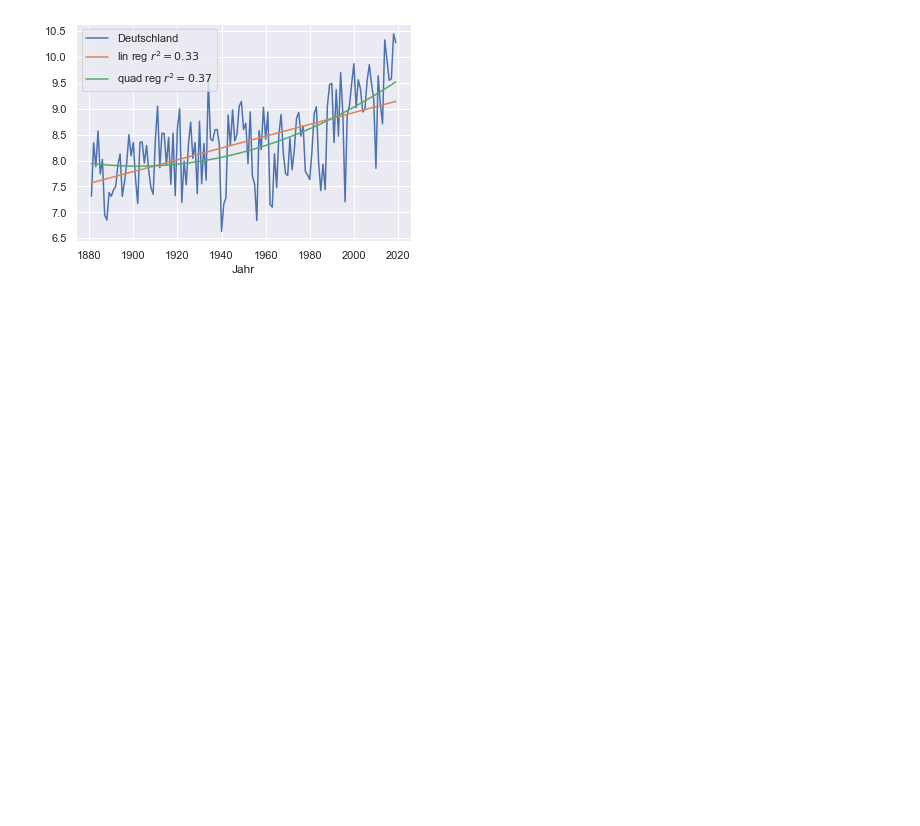
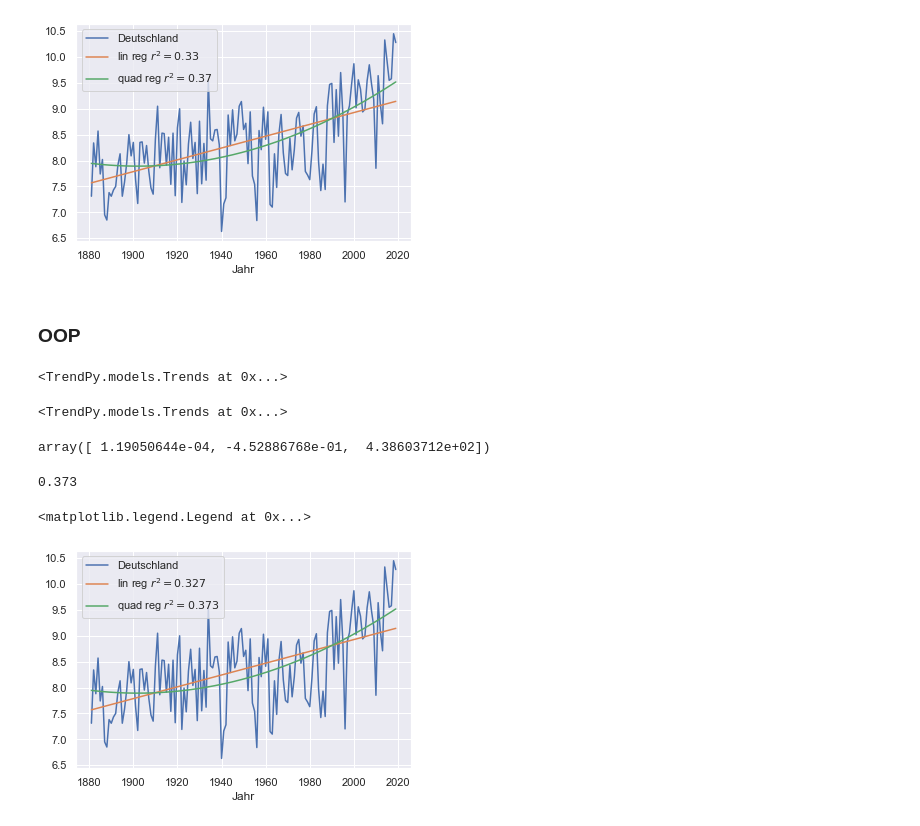
Before and after one commit to zolabar/trendPy, a Jupyter notebook: example.ipynb, the cells around one changed output. Saved outputs shown, nothing was run; the diff lists cells and outputs as text; code cells hidden in the pictures; blank space fills up the shorter version.

```diff
--- a/example.ipynb
+++ b/example.ipynb
@@ -123,3 +110,36 @@ plt.legend()
 # %% [output]
 <matplotlib.legend.Legend at 0x...>
 [figure]
+# %% [markdown]
+### OOP
+# %%
+
+lin = tpm.Trends(x_in, y_out, 'linReg')
+
+lin
+# %% [output]
+<TrendPy.models.Trends at 0x...>
+# %%
+
+quad = tpm.Trends(x_in, y_out, 'polReg', 2)
+
+quad
+# %% [output]
+<TrendPy.models.Trends at 0x...>
+# %%
+quad.coef
+# %% [output]
+array([ 1.19050644e-04, -4.52886768e-01,  4.38603712e+02])
+# %%
+quad.r2
+# %% [output]
+0.373
+# %%
+data['Deutschland'].plot()
+plt.plot(x_in, lin.pred(x_in), label=f'lin reg $r^2={lin.r2}$')
+plt.plot(x_in, quad.pred(x_in), label=f'quad reg $r^2={quad.r2}$')
+
+plt.legend()
+# %% [output]
+<matplotlib.legend.Legend at 0x...>
+[figure, added]
```
Also changed, not shown: parts of 3 cells of this notebook.
